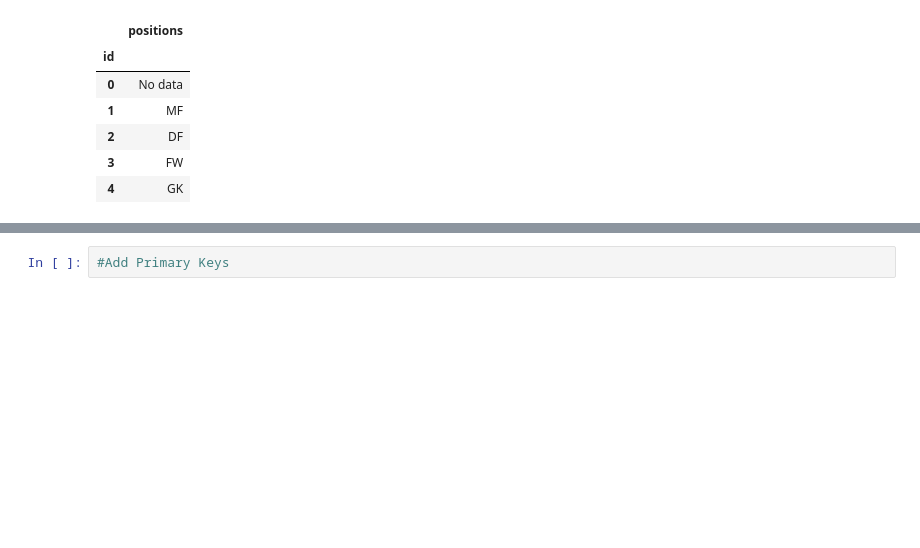
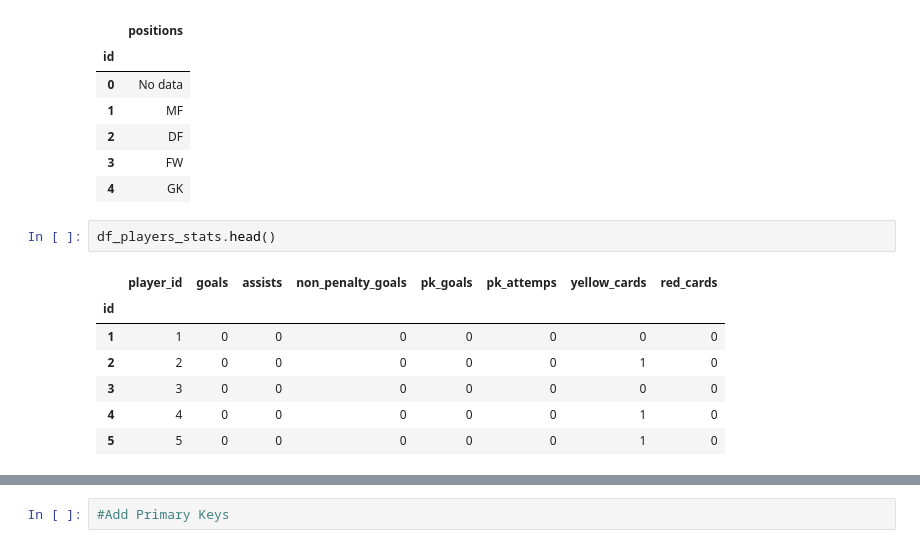
Before and after one commit to Alexx-Flores/smu_group2_project2worldcup, a Jupyter notebook: Sajid_project_2/Uploader Code.ipynb, the cells around one changed output, grey strips where cells are left out. Drawn from its saved outputs; the diff is of its cells as text; blank space fills up the shorter version.

```diff
--- a/Sajid_project_2/Uploader Code.ipynb
+++ b/Sajid_project_2/Uploader Code.ipynb
@@ -62,3 +119,13 @@ df_positions.head()
 | 2 | DF |
 | 3 | FW |
 | 4 | GK |
+# %%
+df_players_stats.head()
+# %% [output]
+|  | player_id | goals | assists | non_penalty_goals | pk_goals | pk_attemps | yellow_cards | red_cards |
+| id |  |  |  |  |  |  |  |  |
+| 1 | 1 | 0 | 0 | 0 | 0 | 0 | 0 | 0 |
+| 2 | 2 | 0 | 0 | 0 | 0 | 0 | 1 | 0 |
+| 3 | 3 | 0 | 0 | 0 | 0 | 0 | 0 | 0 |
+| 4 | 4 | 0 | 0 | 0 | 0 | 0 | 1 | 0 |
+| 5 | 5 | 0 | 0 | 0 | 0 | 0 | 1 | 0 |
```
Also changed, not shown: parts of 30 cells of this notebook, 8 other files.
